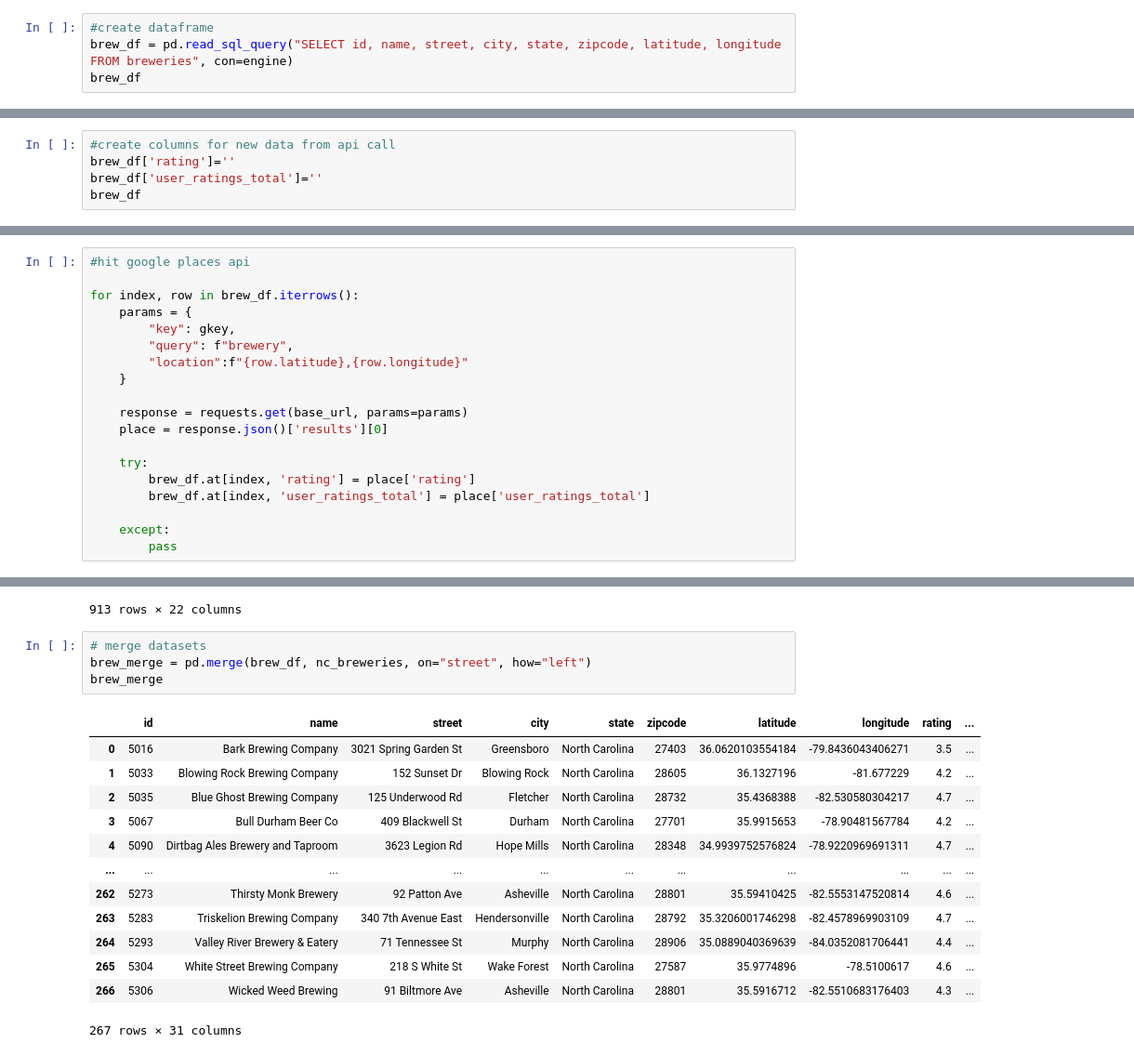
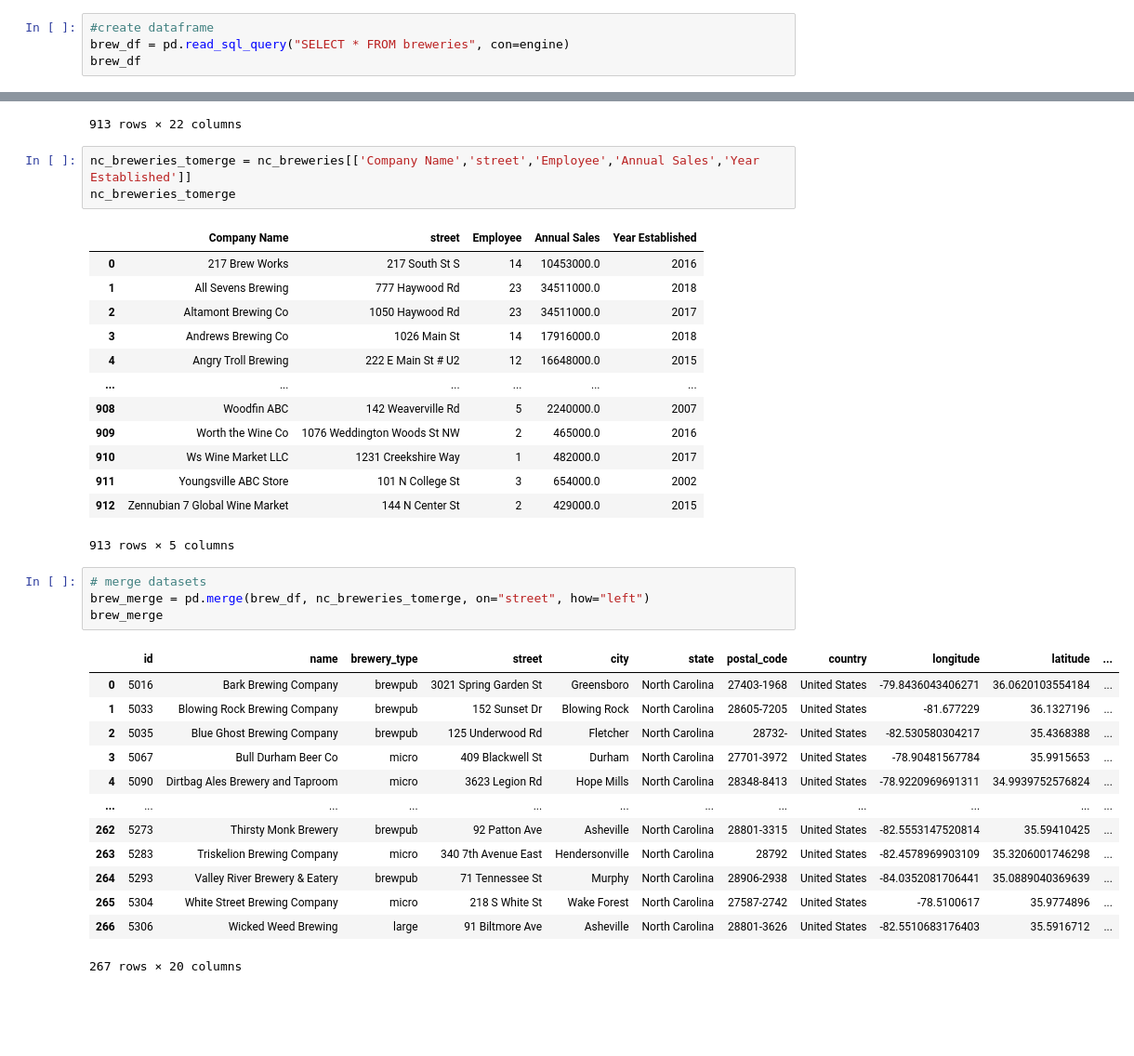
Before and after one commit to kodesiba/brew-venturing, a Jupyter notebook: dataCollection/breweryestab.ipynb, the cells around one changed output, grey strips where cells are left out. Shown at 93% size. Saved outputs shown, nothing was run; the diff lists cells and outputs as text; blank space fills up the shorter version.

```diff
--- a/dataCollection/breweryestab.ipynb
+++ b/dataCollection/breweryestab.ipynb
@@ -20,6 +20,6 @@ Base.prepare(engine, reflect=True)
 session = Session(engine)
 # %%
 #create dataframe
-brew_df = pd.read_sql_query("SELECT id, name, street, city, state, zipcode, latitude, longitude FROM breweries", con=engine)
+brew_df = pd.read_sql_query("SELECT * FROM breweries", con=engine)
 brew_df
 # %% [output]
@@ -43,5 +38,0 @@ place_url = "https://maps.googleapis.com/maps/api/place/details/json"
-# %%
-#create columns for new data from api call
-brew_df['rating']=''
-brew_df['user_ratings_total']=''
-brew_df
@@ -62,19 +38,0 @@ brew_df
-# %%
-#hit google places api
-
-for index, row in brew_df.iterrows():
-    params = {
-        "key": gkey,
-        "query": f"brewery",
-        "location":f"{row.latitude},{row.longitude}"
-    }
-
-    response = requests.get(base_url, params=params)
-    place = response.json()['results'][0]
-
-    try:
-        brew_df.at[index, 'rating'] = place['rating']
-        brew_df.at[index, 'user_ratings_total'] = place['user_ratings_total']
-
-    except:
-        pass
@@ -115,21 +57,38 @@ nc_breweries
 | 911 | Youngsville ABC Store | 101 N College St | Youngsville | NC | 27596 | NaN | Laurie | Leedy | ... |
 | 912 | Zennubian 7 Global Wine Market | 144 N Center St | Goldsboro | NC | 27530 | 3621.0 | NaN | NaN | ... |
 913 rows × 22 columns
+# %%
+nc_breweries_tomerge = nc_breweries[['Company Name','street','Employee','Annual Sales','Year Established']]
+nc_breweries_tomerge
+# %% [output]
+|  | Company Name | street | Employee | Annual Sales | Year Established |
+| 0 | 217 Brew Works | 217 South St S | 14 | 10453000.0 | 2016 |
+| 1 | All Sevens Brewing | 777 Haywood Rd | 23 | 34511000.0 | 2018 |
+| 2 | Altamont Brewing Co | 1050 Haywood Rd | 23 | 34511000.0 | 2017 |
+| 3 | Andrews Brewing Co | 1026 Main St | 14 | 17916000.0 | 2018 |
+| 4 | Angry Troll Brewing | 222 E Main St # U2 | 12 | 16648000.0 | 2015 |
+| ... | ... | ... | ... | ... | ... |
+| 908 | Woodfin ABC | 142 Weaverville Rd | 5 | 2240000.0 | 2007 |
+| 909 | Worth the Wine Co | 1076 Weddington Woods St NW | 2 | 465000.0 | 2016 |
+| 910 | Ws Wine Market LLC | 1231 Creekshire Way | 1 | 482000.0 | 2017 |
+| 911 | Youngsville ABC Store | 101 N College St | 3 | 654000.0 | 2002 |
+| 912 | Zennubian 7 Global Wine Market | 144 N Center St | 2 | 429000.0 | 2015 |
+913 rows × 5 columns
 # %%
 # merge datasets
-brew_merge = pd.merge(brew_df, nc_breweries, on="street", how="left")
+brew_merge = pd.merge(brew_df, nc_breweries_tomerge, on="street", how="left")
 brew_merge
 # %% [output]
-|  | id | name | street | city | state | zipcode | latitude | longitude | rating | ... |
-| 0 | 5016 | Bark Brewing Company | 3021 Spring Garden St | Greensboro | North Carolina | 27403 | 36.0620103554184 | -79.8436043406271 | 3.5 | ... |
-| 1 | 5033 | Blowing Rock Brewing Company | 152 Sunset Dr | Blowing Rock | North Carolina | 28605 | 36.1327196 | -81.677229 | 4.2 | ... |
-| 2 | 5035 | Blue Ghost Brewing Company | 125 Underwood Rd | Fletcher | North Carolina | 28732 | 35.4368388 | -82.530580304217 | 4.7 | ... |
-| 3 | 5067 | Bull Durham Beer Co | 409 Blackwell St | Durham | North Carolina | 27701 | 35.9915653 | -78.90481567784 | 4.2 | ... |
-| 4 | 5090 | Dirtbag Ales Brewery and Taproom | 3623 Legion Rd | Hope Mills | North Carolina | 28348 | 34.9939752576824 | -78.9220969691311 | 4.7 | ... |
-| ... | ... | ... | ... | ... | ... | ... | ... | ... | ... | ... |
-| 262 | 5273 | Thirsty Monk Brewery | 92 Patton Ave | Asheville | North Carolina | 28801 | 35.59410425 | -82.5553147520814 | 4.6 | ... |
-| 263 | 5283 | Triskelion Brewing Company | 340 7th Avenue East | Hendersonville | North Carolina | 28792 | 35.3206001746298 | -82.4578969903109 | 4.7 | ... |
-| 264 | 5293 | Valley River Brewery & Eatery | 71 Tennessee St | Murphy | North Carolina | 28906 | 35.0889040369639 | -84.0352081706441 | 4.4 | ... |
-| 265 | 5304 | White Street Brewing Company | 218 S White St | Wake Forest | North Carolina | 27587 | 35.9774896 | -78.5100617 | 4.6 | ... |
-| 266 | 5306 | Wicked Weed Brewing | 91 Biltmore Ave | Asheville | North Carolina | 28801 | 35.5916712 | -82.5510683176403 | 4.3 | ... |
+|  | id | name | brewery_type | street | city | state | postal_code | country | longitude | latitude | ... |
+| 0 | 5016 | Bark Brewing Company | brewpub | 3021 Spring Garden St | Greensboro | North Carolina | 27403-1968 | United States | -79.8436043406271 | 36.0620103554184 | ... |
+| 1 | 5033 | Blowing Rock Brewing Company | brewpub | 152 Sunset Dr | Blowing Rock | North Carolina | 28605-7205 | United States | -81.677229 | 36.1327196 | ... |
+| 2 | 5035 | Blue Ghost Brewing Company | brewpub | 125 Underwood Rd | Fletcher | North Carolina | 28732- | United States | -82.530580304217 | 35.4368388 | ... |
+| 3 | 5067 | Bull Durham Beer Co | micro | 409 Blackwell St | Durham | North Carolina | 27701-3972 | United States | -78.90481567784 | 35.9915653 | ... |
+| 4 | 5090 | Dirtbag Ales Brewery and Taproom | micro | 3623 Legion Rd | Hope Mills | North Carolina | 28348-8413 | United States | -78.9220969691311 | 34.9939752576824 | ... |
+| ... | ... | ... | ... | ... | ... | ... | ... | ... | ... | ... | ... |
+| 262 | 5273 | Thirsty Monk Brewery | brewpub | 92 Patton Ave | Asheville | North Carolina | 28801-3315 | United States | -82.5553147520814 | 35.59410425 | ... |
+| 263 | 5283 | Triskelion Brewing Company | micro | 340 7th Avenue East | Hendersonville | North Carolina | 28792 | United States | -82.4578969903109 | 35.3206001746298 | ... |
+| 264 | 5293 | Valley River Brewery & Eatery | brewpub | 71 Tennessee St | Murphy | North Carolina | 28906-2938 | United States | -84.0352081706441 | 35.0889040369639 | ... |
+| 265 | 5304 | White Street Brewing Company | micro | 218 S White St | Wake Forest | North Carolina | 27587-2742 | United States | -78.5100617 | 35.9774896 | ... |
+| 266 | 5306 | Wicked Weed Brewing | large | 91 Biltmore Ave | Asheville | North Carolina | 28801-3626 | United States | -82.5510683176403 | 35.5916712 | ... |
-267 rows × 31 columns
+267 rows × 20 columns
```
Also changed, not shown: parts of 9 cells of this notebook, 6 other files.
